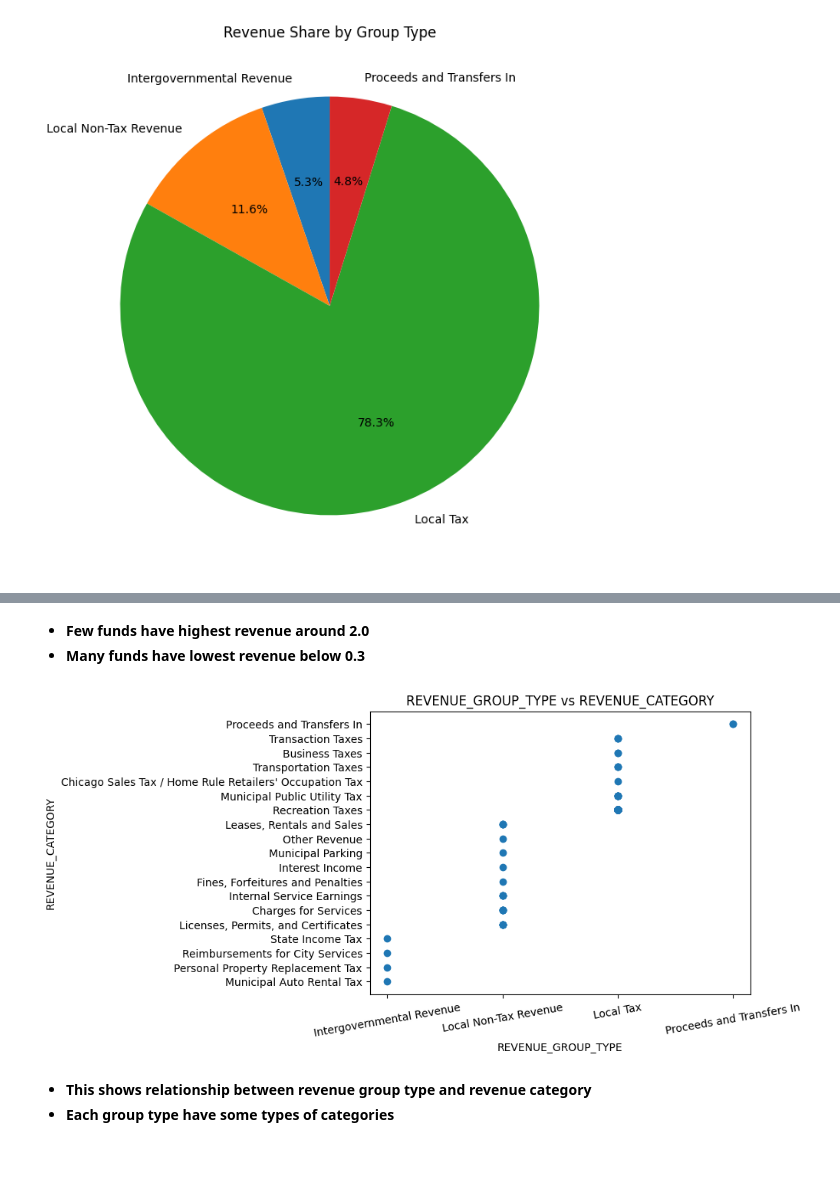
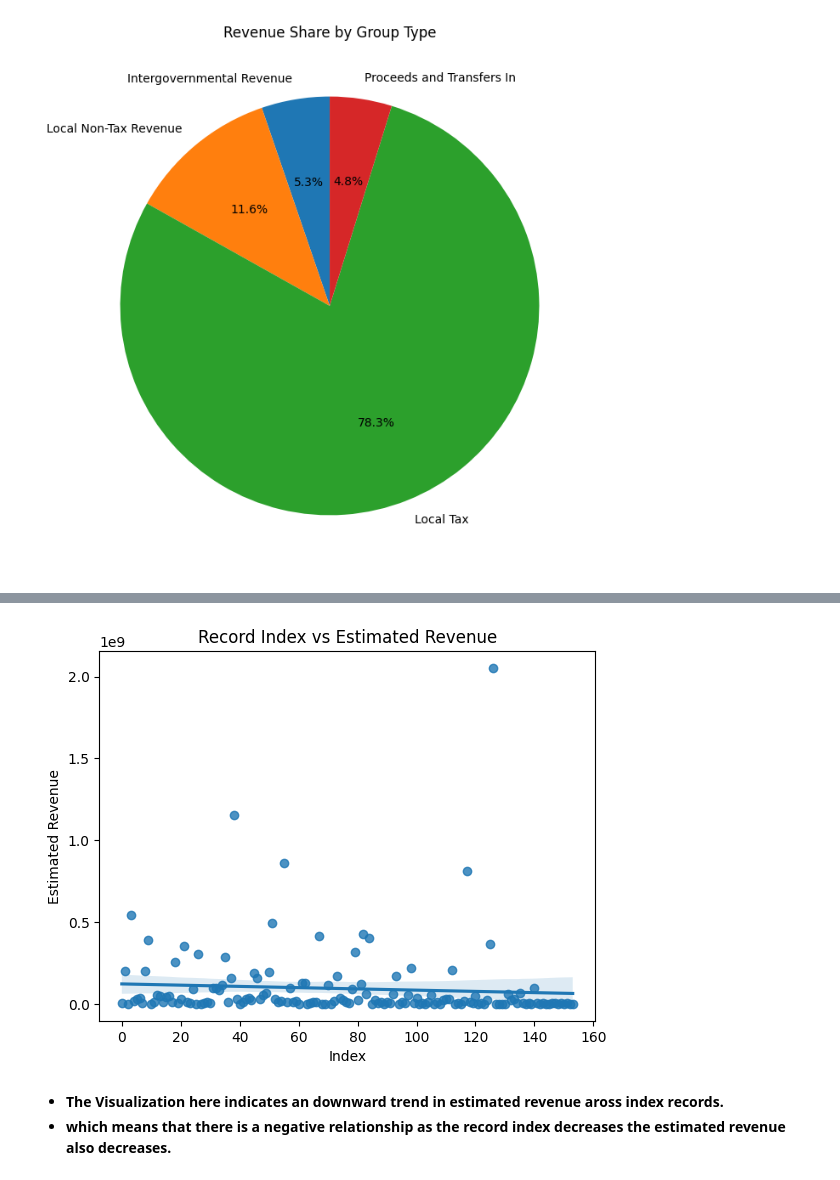
Before and after one commit to vaishnavipund94/Budget_Recomandation_revenue, a Jupyter notebook: Budget Recomm Vaishnavi (1).ipynb, the cells around one changed output, grey strips where cells are left out. Drawn from its saved outputs; the diff is of its cells as text; code cells hidden in the pictures.

```diff
--- a/Budget Recomm Vaishnavi (1).ipynb
+++ b/Budget Recomm Vaishnavi (1).ipynb
@@ -281,15 +262,11 @@ plt.show()
-# %% [markdown]
-- **Few funds have highest revenue around 2.0**
-- **Many funds have lowest revenue below 0.3**
-# %%
-plt.scatter(df['REVENUE_GROUP_TYPE'], df['REVENUE_CATEGORY'])
-plt.xlabel("REVENUE_GROUP_TYPE")
-plt.ylabel("REVENUE_CATEGORY")
-plt.title("REVENUE_GROUP_TYPE vs REVENUE_CATEGORY")
-plt.xticks(rotation=10)
-plt.show()
-# %% [output]
-[figure, removed]
-# %% [markdown]
-- **This shows relationship between revenue group type and revenue category**
-- **Each group type have some types of categories**
+# %%
+sns.regplot(x=df.index, y="ESTIMATED_REVENUE", data=df)
+plt.title("Record Index vs Estimated Revenue")
+plt.xlabel("Index")
+plt.ylabel("Estimated Revenue")
+plt.show()
+# %% [output]
+[figure, added]
+# %% [markdown]
+- **The Visualization here indicates an downward trend in estimated revenue aross index records.**
+- **which means that there is a negative relationship as the record index decreases the estimated revenue also decreases.**
```
Also changed, not shown: parts of 21 cells of this notebook.
